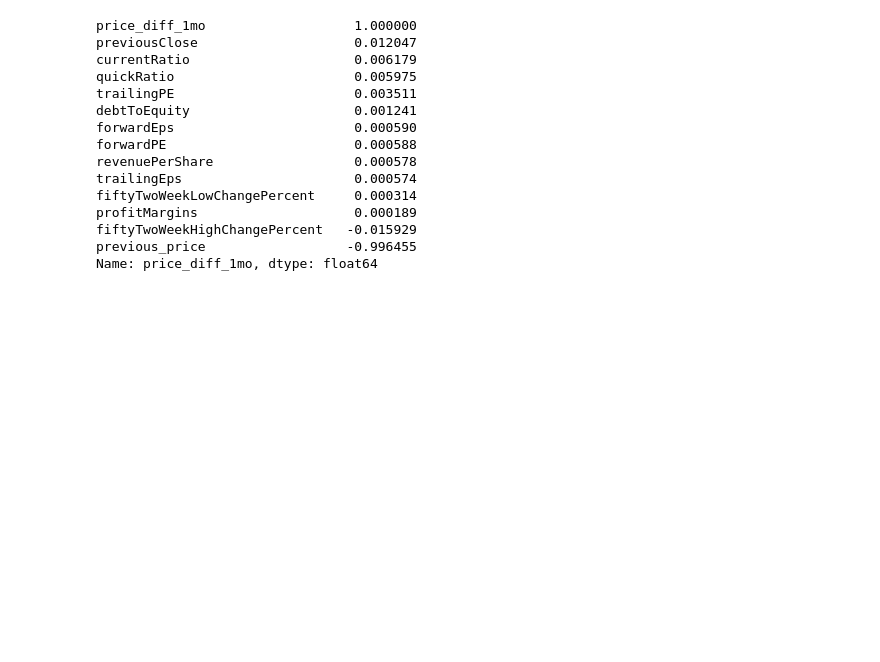
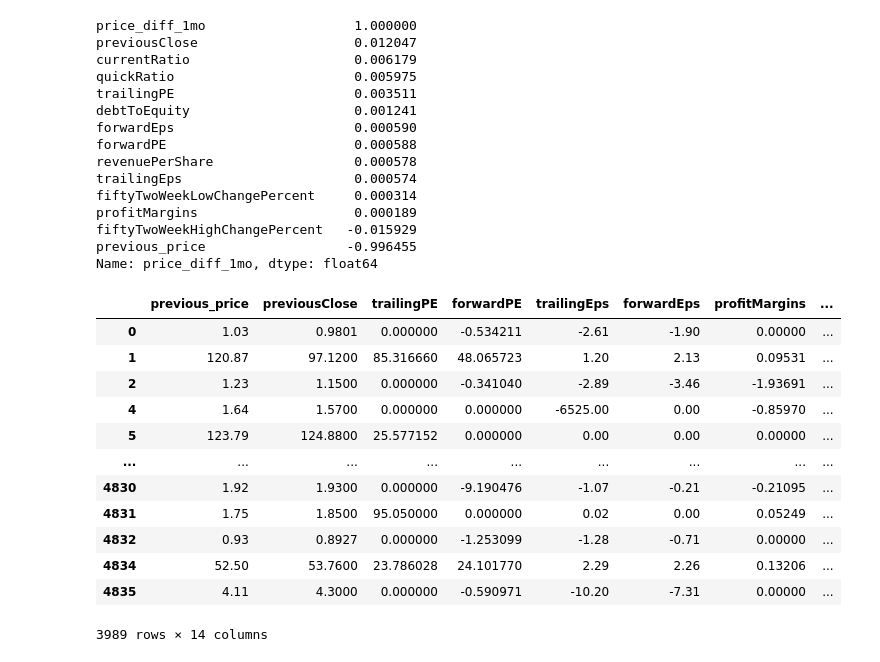
Before and after one commit to wherrickjr1/stock_predictions_project, a Jupyter notebook: stock_script2.ipynb, the cells around one changed output. Cells and saved outputs as stored; diff of their text form; code cells hidden in the pictures; blank space fills up the shorter version.

```diff
--- a/stock_script2.ipynb
+++ b/stock_script2.ipynb
@@ -394,6 +369,8 @@ merged
+# %%
+merged = pd.read_csv("all_pricediff.csv")
 # %%
 merged = merged.rename(columns = {'price_diff_1mo':'previous_price'})
-merged = merged.drop(columns = ['Unnamed: 0'])
+merged = merged.drop(columns = ['Unnamed: 0', 'Unnamed: 0.2', 'Unnamed: 0.1'])
 merged
 # %% [output]
 |  | symbol | previous_price | averageAnalystRating | previousClose | trailingPE | forwardPE | trailingEps | ... |
@@ -449,3 +428,25 @@ profitMargins                    0.000189
 fiftyTwoWeekHighChangePercent   -0.015929
 previous_price                  -0.996455
 Name: price_diff_1mo, dtype: float64
+# %%
+numerical_df = numerical_df.dropna()
+# %%
+numerical_df.replace([np.inf, -np.inf], np.nan, inplace=True)
+
+# Drop rows with NaN (which now includes former infs)
+numerical_df.dropna(inplace=True)
+numerical_df
+# %% [output]
+|  | previous_price | previousClose | trailingPE | forwardPE | trailingEps | forwardEps | profitMargins | ... |
+| 0 | 1.03 | 0.9801 | 0.000000 | -0.534211 | -2.61 | -1.90 | 0.00000 | ... |
+| 1 | 120.87 | 97.1200 | 85.316660 | 48.065723 | 1.20 | 2.13 | 0.09531 | ... |
+| 2 | 1.23 | 1.1500 | 0.000000 | -0.341040 | -2.89 | -3.46 | -1.93691 | ... |
+| 4 | 1.64 | 1.5700 | 0.000000 | 0.000000 | -6525.00 | 0.00 | -0.85970 | ... |
+| 5 | 123.79 | 124.8800 | 25.577152 | 0.000000 | 0.00 | 0.00 | 0.00000 | ... |
+| ... | ... | ... | ... | ... | ... | ... | ... | ... |
+| 4830 | 1.92 | 1.9300 | 0.000000 | -9.190476 | -1.07 | -0.21 | -0.21095 | ... |
+| 4831 | 1.75 | 1.8500 | 95.050000 | 0.000000 | 0.02 | 0.00 | 0.05249 | ... |
+| 4832 | 0.93 | 0.8927 | 0.000000 | -1.253099 | -1.28 | -0.71 | 0.00000 | ... |
+| 4834 | 52.50 | 53.7600 | 23.786028 | 24.101770 | 2.29 | 2.26 | 0.13206 | ... |
+| 4835 | 4.11 | 4.3000 | 0.000000 | -0.590971 | -10.20 | -7.31 | 0.00000 | ... |
+3989 rows × 14 columns
```
Also changed, not shown: parts of 34 cells of this notebook, 1 other file.
